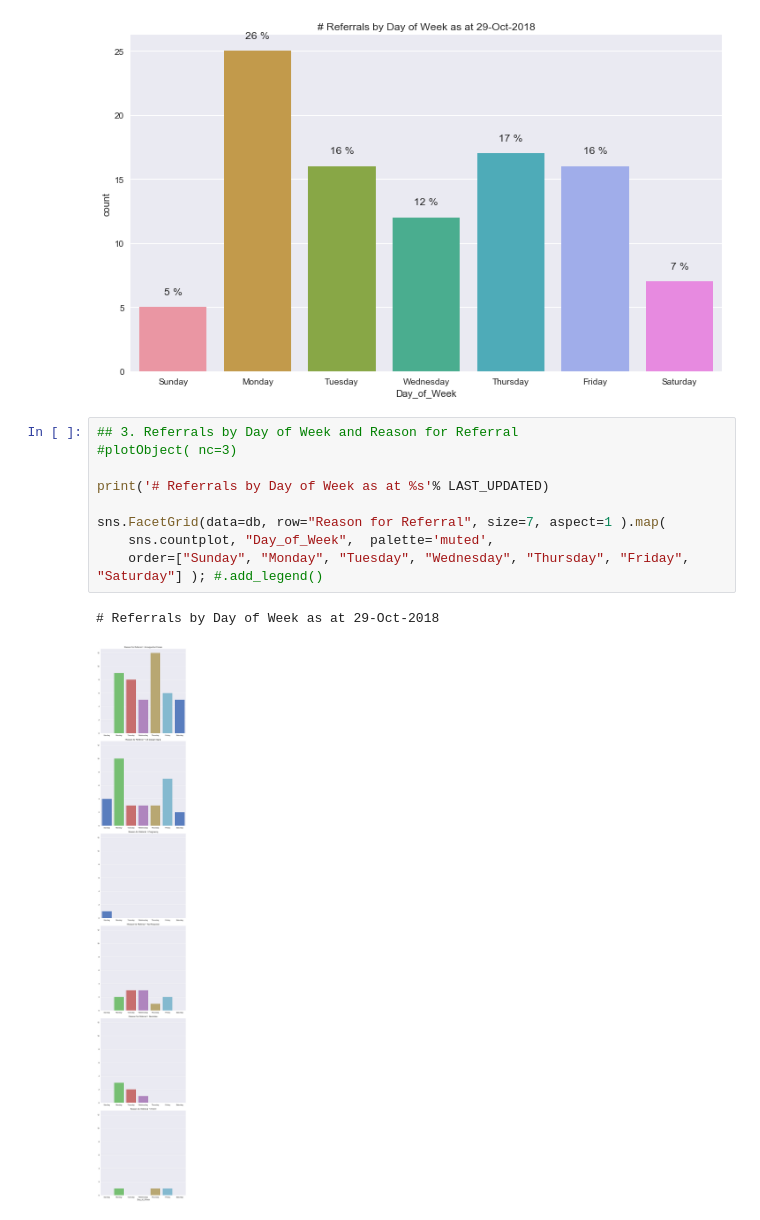
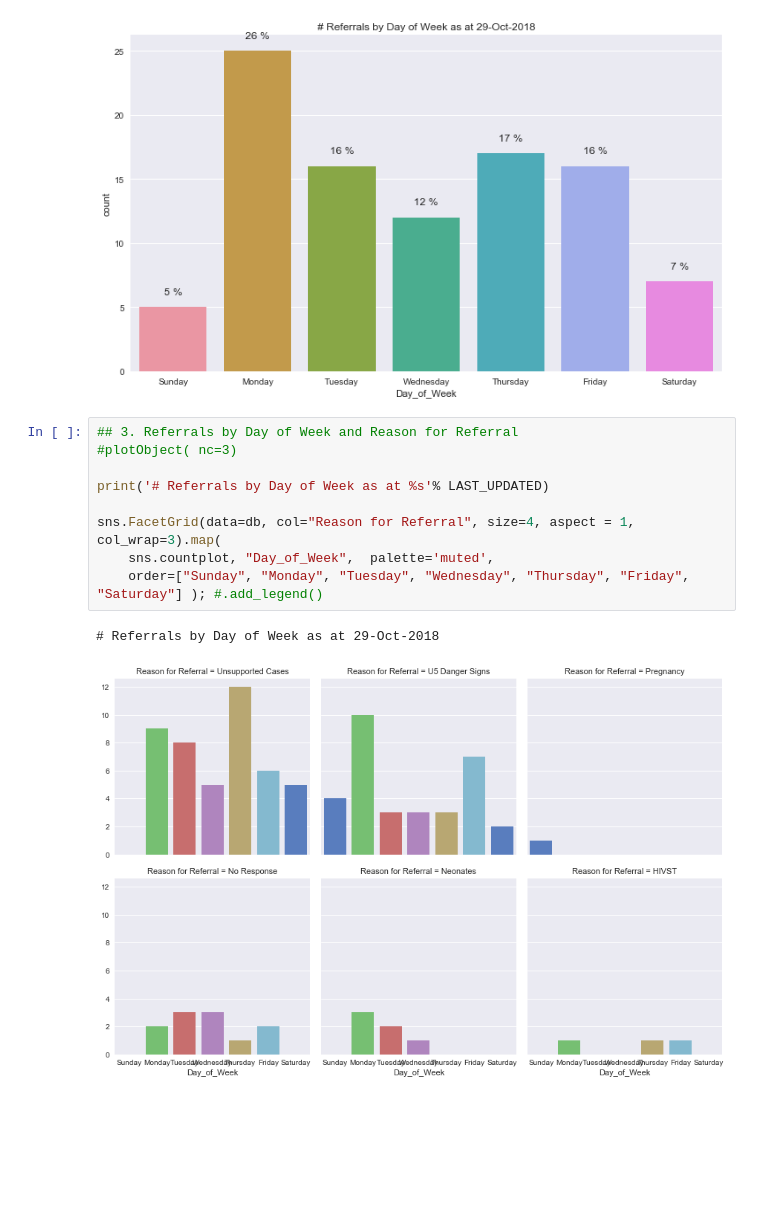
Before and after one commit to bilha-analytics/zExploreGL, a Jupyter notebook: IN_Manenoz/Reasons for Referral.ipynb, the cells around one changed output. Saved outputs shown, nothing was run; the diff lists cells and outputs as text; blank space fills up the shorter version.

Commit message:
Referral Reasons - Numbers, Timing, Texts

```diff
--- a/IN_Manenoz/Reasons for Referral.ipynb
+++ b/IN_Manenoz/Reasons for Referral.ipynb
@@ -195,12 +225,12 @@ plt.title('# Referrals by Day of Week as at %s'% LAST_UPDATED ) ;
 # %%
 ## 3. Referrals by Day of Week and Reason for Referral
 #plotObject( nc=3)
 
 print('# Referrals by Day of Week as at %s'% LAST_UPDATED)
 
-sns.FacetGrid(data=db, row="Reason for Referral", size=7, aspect=1 ).map(
+sns.FacetGrid(data=db, col="Reason for Referral", size=4, aspect = 1, col_wrap=3).map(
     sns.countplot, "Day_of_Week",  palette='muted',
     order=["Sunday", "Monday", "Tuesday", "Wednesday", "Thursday", "Friday", "Saturday"] ); #.add_legend()
 # %% [output]
 # Referrals by Day of Week as at 29-Oct-2018
-[figure, old version]
+[figure, new version]
```
Also changed, not shown: parts of 15 cells of this notebook.
